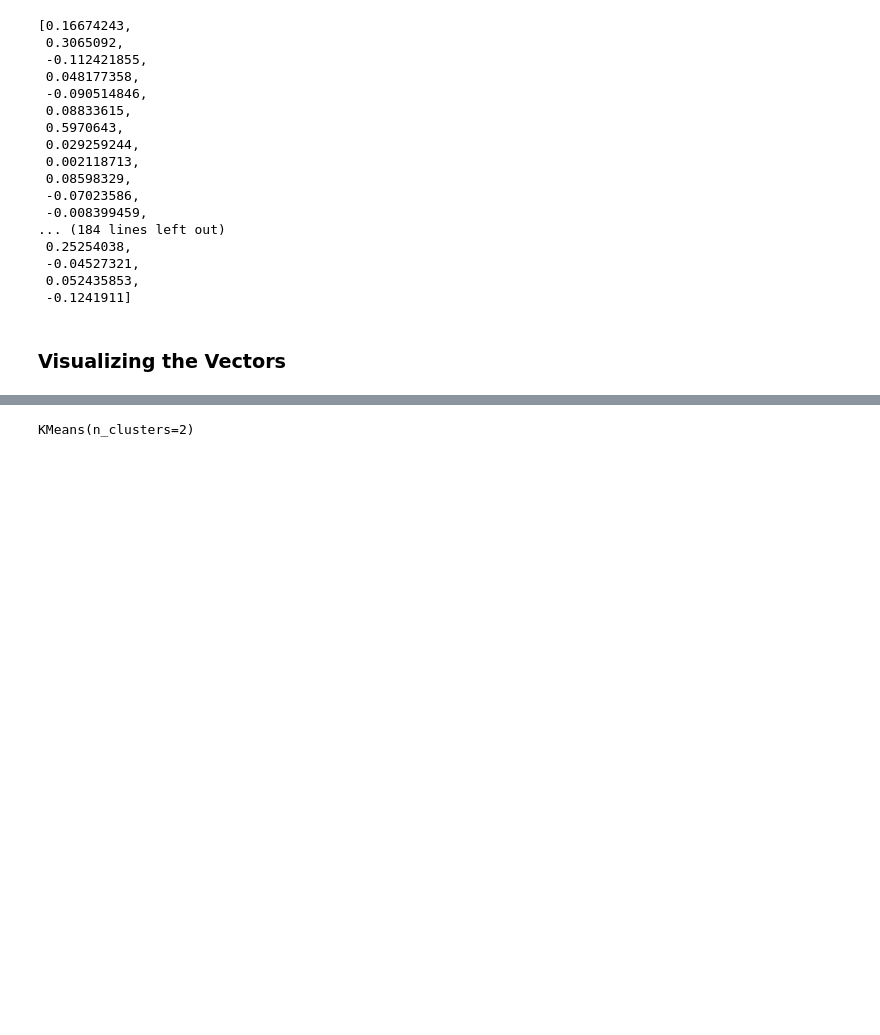
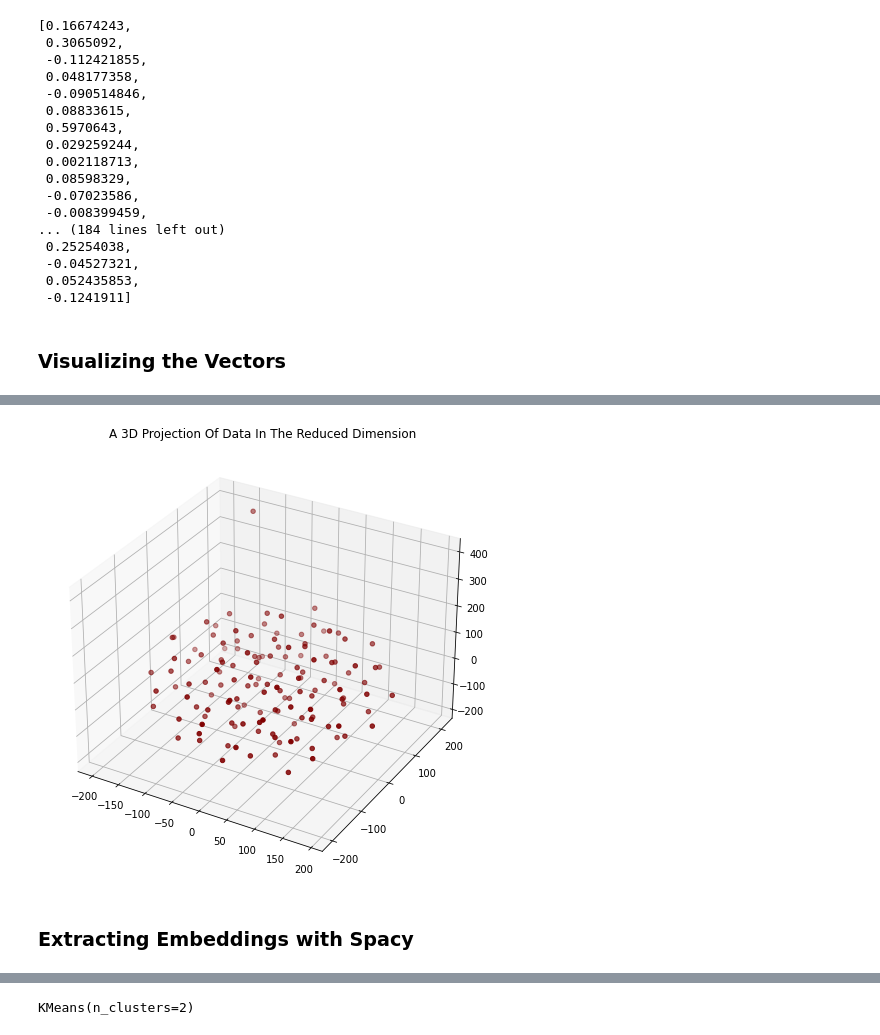
Before and after one commit to cemuluoglakci/Transformers_For_Claim_Worthiness, a Jupyter notebook: Clustering_Tweets/Clustering_Tweets.ipynb, the cells around one changed output, grey strips where cells are left out. Cells and saved outputs as stored; diff of their text form; code cells hidden in the pictures; blank space fills up the shorter version.

```diff
--- a/Clustering_Tweets/Clustering_Tweets.ipynb
+++ b/Clustering_Tweets/Clustering_Tweets.ipynb
@@ -313,0 +314,16 @@ Clustering experiments
+# %%
+tsne3D = TSNE(n_components=3, random_state=42)
+vectors = tsne3D.fit_transform(embeddings_list)
+#To plot
+x =vectors[:, 0]
+y =vectors[:, 1]
+z =vectors[:, 2]
+fig = plt.figure(figsize=(10,8))
+ax = fig.add_subplot(111, projection="3d")
+ax.scatter(x,y,z, c="maroon", marker="o" )
+ax.set_title("A 3D Projection Of Data In The Reduced Dimension")
+plt.show()
+# %% [output]
+[figure, added]
+# %% [markdown]
+### Extracting Embeddings with Spacy
```
Also changed, not shown: parts of 46 cells of this notebook, 9 other files.
